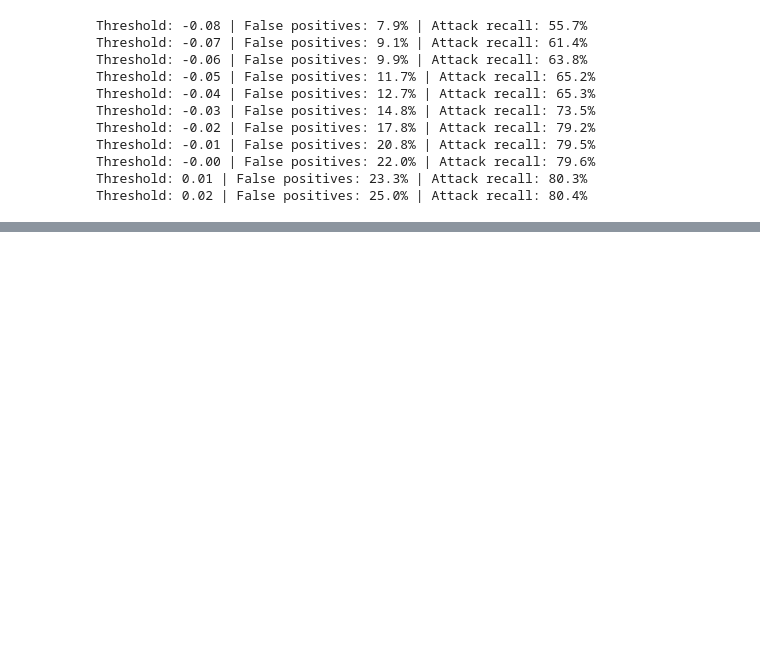
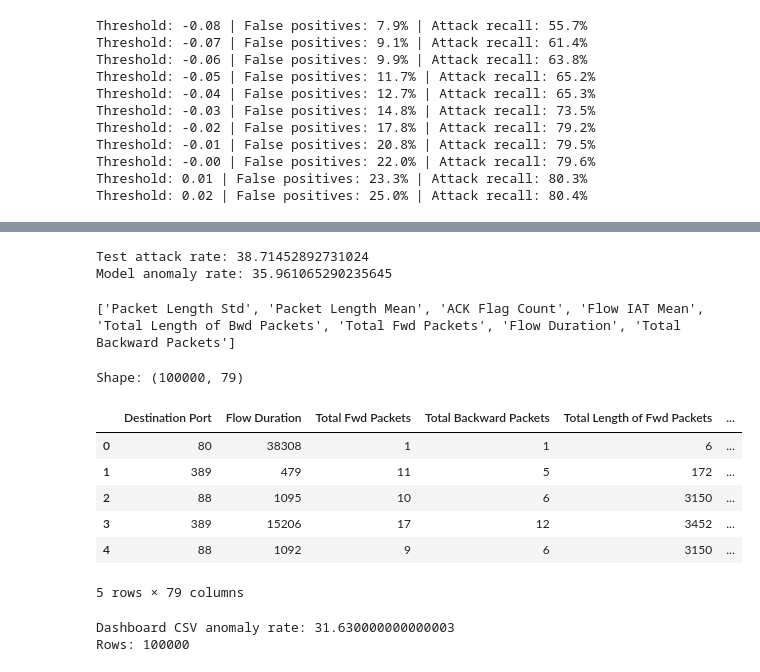
Before and after one commit to himanshu0154/cyvanta, a Jupyter notebook: ml/01_network_traffic_analysis.ipynb, the cells around one changed output, grey strips where cells are left out. Saved outputs shown, nothing was run; the diff lists cells and outputs as text; code cells hidden in the pictures; blank space fills up the shorter version.

```diff
--- a/ml/01_network_traffic_analysis.ipynb
+++ b/ml/01_network_traffic_analysis.ipynb
@@ -1426,0 +1677,43 @@ predicted = (scores < -0.03).astype(int)
+# %%
+print("Test attack rate:", y_test.mean() * 100)
+print("Model anomaly rate:", (model_final.decision_function(X_test) < -0.04045090522184547).mean() * 100)
+# %% [output]
+Test attack rate: 38.71452892731024
+Model anomaly rate: 35.961065290235645
+# %%
+print(feature_cols)
+# %% [output]
+['Packet Length Std', 'Packet Length Mean', 'ACK Flag Count', 'Flow IAT Mean', 'Total Length of Bwd Packets', 'Total Fwd Packets', 'Flow Duration', 'Total Backward Packets']
+# %%
+import pandas as pd
+
+csv_path = "data/test_chunks/traffic_chunk_1.csv"
+df_check = pd.read_csv(csv_path)
+
+print("Shape:", df_check.shape)
+df_check.head()
+# %% [output]
+Shape: (100000, 79)
+|  | Destination Port | Flow Duration | Total Fwd Packets | Total Backward Packets | Total Length of Fwd Packets | ... |
+| 0 | 80 | 38308 | 1 | 1 | 6 | ... |
+| 1 | 389 | 479 | 11 | 5 | 172 | ... |
+| 2 | 88 | 1095 | 10 | 6 | 3150 | ... |
+| 3 | 389 | 15206 | 17 | 12 | 3452 | ... |
+| 4 | 88 | 1092 | 9 | 6 | 3150 | ... |
+5 rows × 79 columns
+# %%
+import joblib
+import numpy as np
+
+model = joblib.load("models/isolation_forest.joblib")
+features = joblib.load("models/features.joblib")
+
+X_check = df_check[features].apply(pd.to_numeric, errors="coerce")
+scores_check = model.decision_function(X_check)
+
+print("Dashboard CSV anomaly rate:",
+      (scores_check < -0.04045090522184547).mean() * 100)
+print("Rows:", len(df_check))
+# %% [output]
+Dashboard CSV anomaly rate: 31.630000000000003
+Rows: 100000
```
Also changed, not shown: parts of 8 cells of this notebook, 16 other files.
